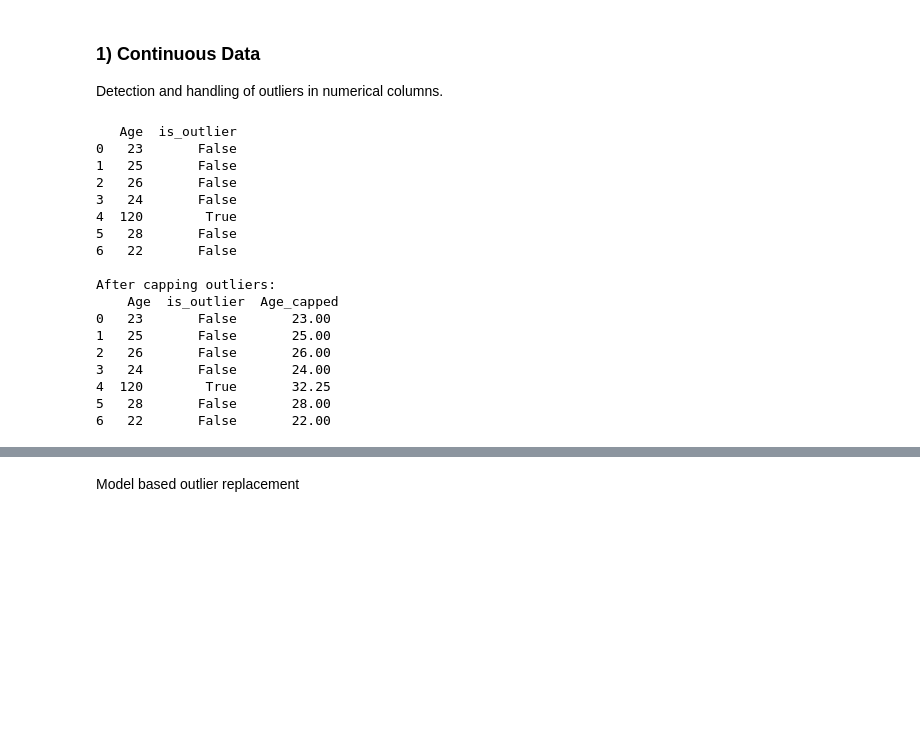
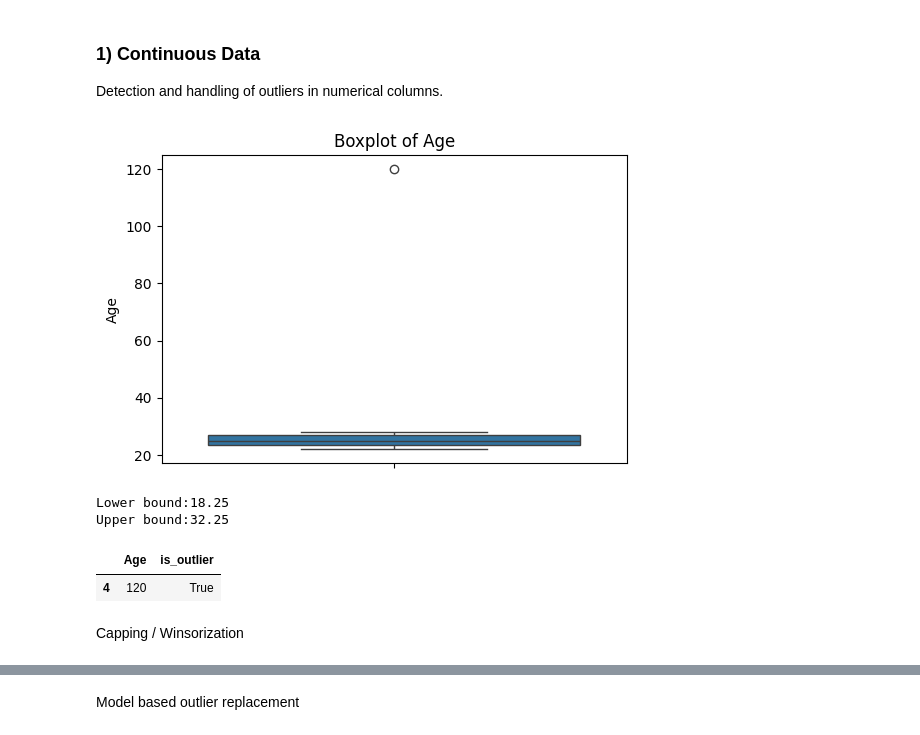
Before and after one commit to susara-ouchi/DA-2013---Scripts, a Jupyter notebook: Week 04/Outlier_Detection.ipynb, the cells around one changed output, grey strips where cells are left out. Saved outputs shown, nothing was run; the diff lists cells and outputs as text; code cells hidden in the pictures; blank space fills up the shorter version.

```diff
--- a/Week 04/Outlier_Detection.ipynb
+++ b/Week 04/Outlier_Detection.ipynb
@@ -6,38 +10,3 @@ from sklearn.ensemble import IsolationForest
 # %% [markdown]
 ### 1) Continuous Data
 Detection and handling of outliers in numerical columns.
-# %%
-# Example continuous data
-df_cont = pd.DataFrame({'Age': [23, 25, 26, 24, 120, 28, 22]})
-
-# IQR method for detecting outliers
-Q1, Q3 = df_cont['Age'].quantile([0.25, 0.75])
-IQR = Q3 - Q1
-lower, upper = Q1 - 1.5*IQR, Q3 + 1.5*IQR
-
-# Flag outliers
-df_cont['is_outlier'] = (df_cont['Age'] < lower) | (df_cont['Age'] > upper)
-print(df_cont)
-
-# Example handling: capping (Winsorization)
-df_cont['Age_capped'] = df_cont['Age'].clip(lower, upper)
-print("\nAfter capping outliers:\n", df_cont)
-# %% [output]
-   Age  is_outlier
-0   23       False
-1   25       False
-2   26       False
-3   24       False
-4  120        True
-5   28       False
-6   22       False
-
-After capping outliers:
-    Age  is_outlier  Age_capped
-0   23       False       23.00
-1   25       False       25.00
-2   26       False       26.00
-3   24       False       24.00
-4  120        True       32.25
-5   28       False       28.00
-6   22       False       22.00
@@ -43,0 +17,26 @@ After capping outliers:
+# %%
+plt.figure(figsize=(6,4))
+sns.boxplot(y=df_cont['Age'])
+plt.title("Boxplot of Age")
+plt.show()
+# %% [output]
+[figure, added]
+# %%
+# IQR method for detecting outliers
+Q1, Q3 = df_cont['Age'].quantile([0.25, 0.75])
+IQR = Q3 - Q1
+lower, upper = Q1 - 1.5*IQR, Q3 + 1.5*IQR
+print(f"Lower bound:{lower}")
+print(f"Upper bound:{upper}")
+# %% [output]
+Lower bound:18.25
+Upper bound:32.25
+# %%
+# Flag outliers
+df_cont['is_outlier'] = (df_cont['Age'] < lower) | (df_cont['Age'] > upper)
+df_cont.query("is_outlier == True")
+# %% [output]
+|  | Age | is_outlier |
+| 4 | 120 | True |
+# %% [markdown]
+Capping / Winsorization
```
Also changed, not shown: parts of 36 cells of this notebook, 1 other file.
